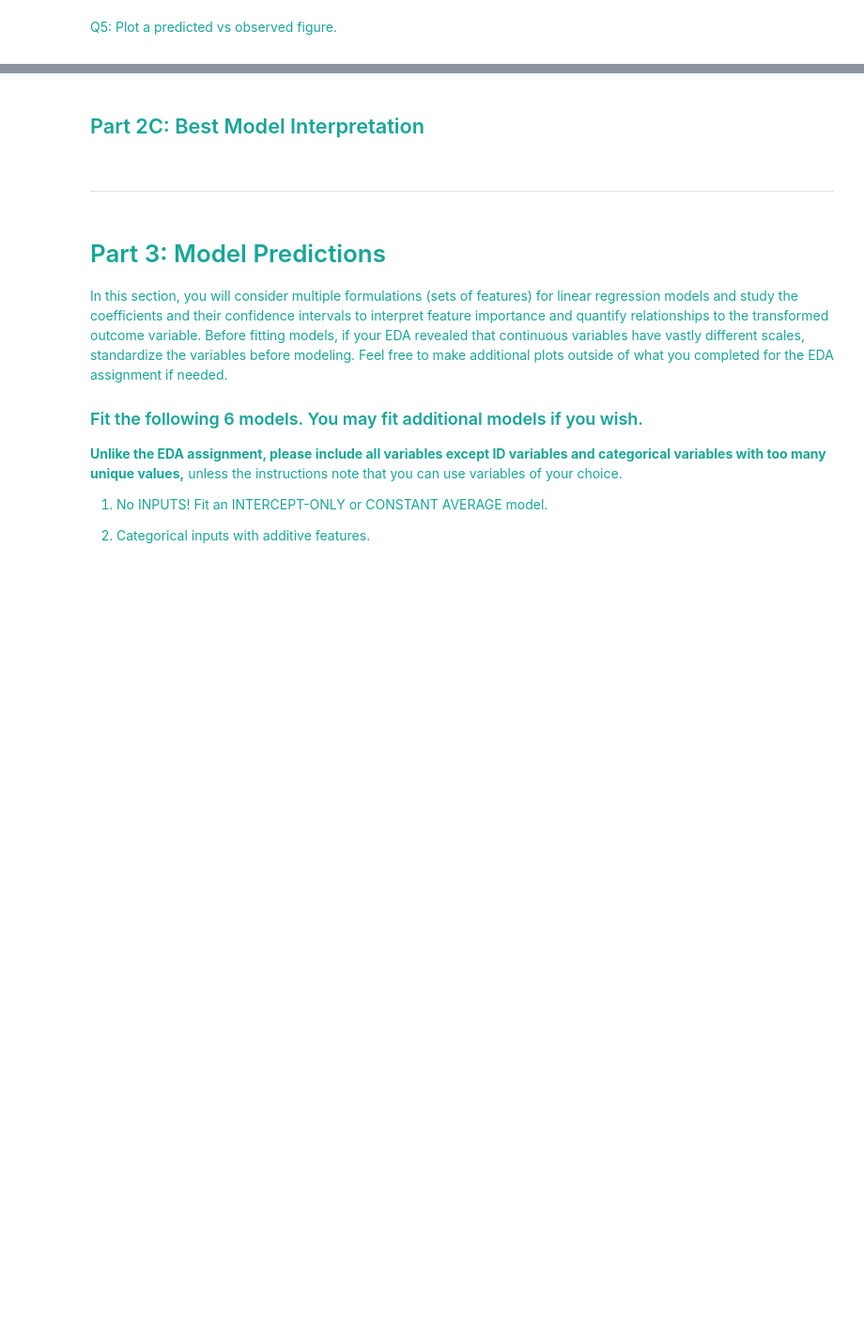
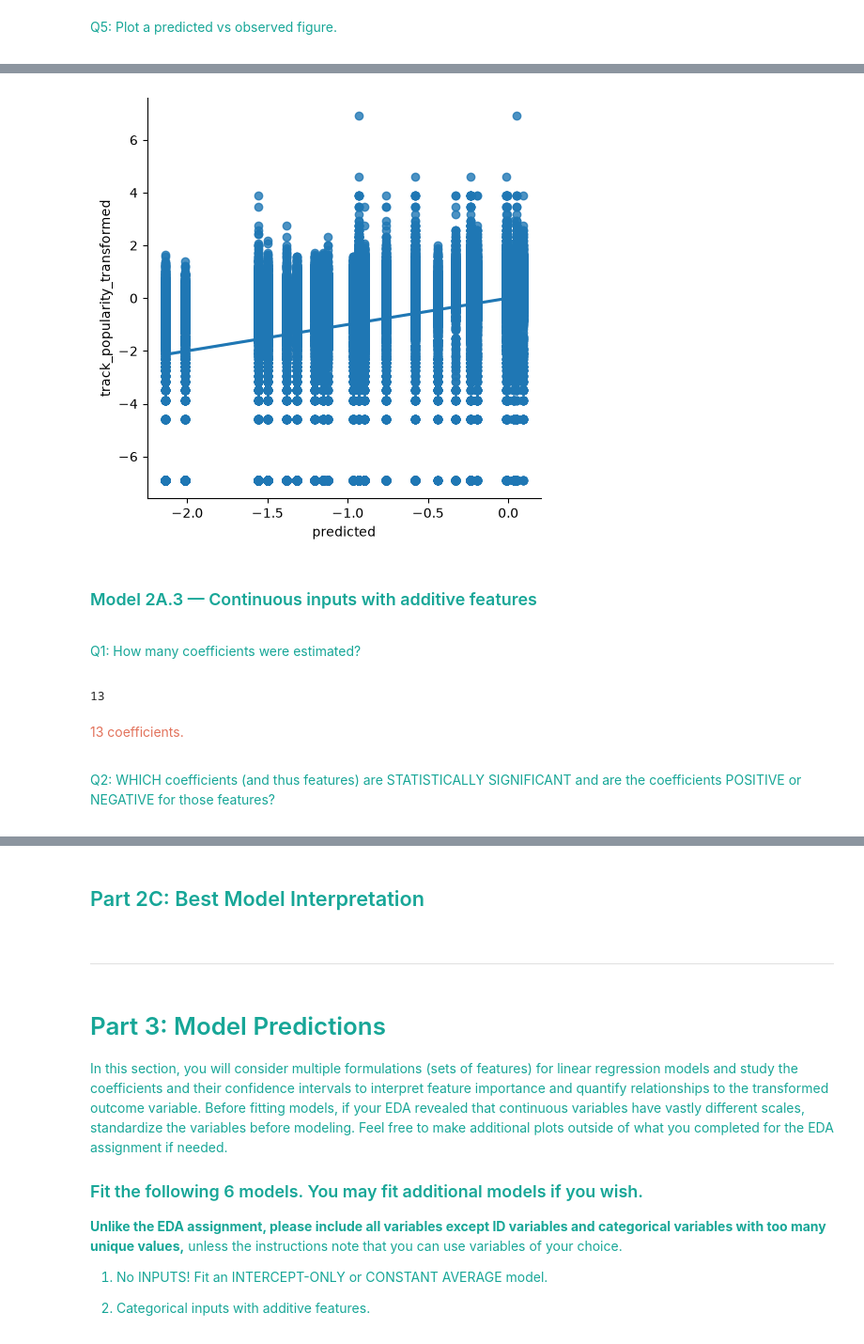
Before and after one commit to awomann/nba-prediction, a Jupyter notebook: Desktop/Coding/Pitt MDS/CMPINF2100/Final/Mann_Ashley_Final_Project_main.ipynb, the cells around one changed output, grey strips where cells are left out. Shown at 94% size. Cells and saved outputs as stored; diff of their text form; code cells hidden in the pictures; blank space fills up the shorter version.

```diff
--- a/Desktop/Coding/Pitt MDS/CMPINF2100/Final/Mann_Ashley_Final_Project_main.ipynb
+++ b/Desktop/Coding/Pitt MDS/CMPINF2100/Final/Mann_Ashley_Final_Project_main.ipynb
@@ -752,0 +851,10 @@ plt.show()
+# %%
+model_2a2_formula = 'track_popularity_transformed ~ playlist_genre + playlist_subgenre'
+
+model_2a2 = smf.ols(model_2a2_formula, data = std_cont_df).fit()
+model_2a2_rsquared = model_2a2.rsquared
+print('R squared:', model_2a2_rsquared)
+
+model_2a2_preds = model_2a2.predict(std_cont_df)
+model_2a2_rmse = rmse(std_cont_df['track_popularity_transformed'], model_2a2_preds)
+print("RMSE:", model_2a2_rmse)
@@ -752,0 +870,4 @@ plt.show()
+# %%
+model_2a2_preds_df = pd.concat([std_cont_df, model_2a2_preds], axis = 1)
+model_2a2_preds_df.rename(columns={0: 'predicted'}, inplace=True)
+model_2a2_preds_df
@@ -752,0 +888,33 @@ plt.show()
+# %%
+sns.lmplot(data = model_2a2_preds_df, x = 'predicted', y = 'track_popularity_transformed')
+plt.show()
+# %% [output]
+[figure, added]
+# %% [markdown]
+<span style="color:#17A697">
+
+### Model 2A.3 — Continuous inputs with additive features
+
+</span>
+# %% [markdown]
+<span style="color:#17A697">
+
+Q1: How many coefficients were estimated?
+
+</span>
+# %%
+len(model_2a3.params)
+# %% [output]
+13
+# %% [markdown]
+<span style="color:#E2725B">
+
+13 coefficients.
+
+</span>
+# %% [markdown]
+<span style="color:#17A697">
+
+Q2: WHICH coefficients (and thus features) are STATISTICALLY SIGNIFICANT and are the coefficients POSITIVE or NEGATIVE for those features?
+
+</span>
```
Also changed, not shown: parts of 87 cells of this notebook, 1 other file.
